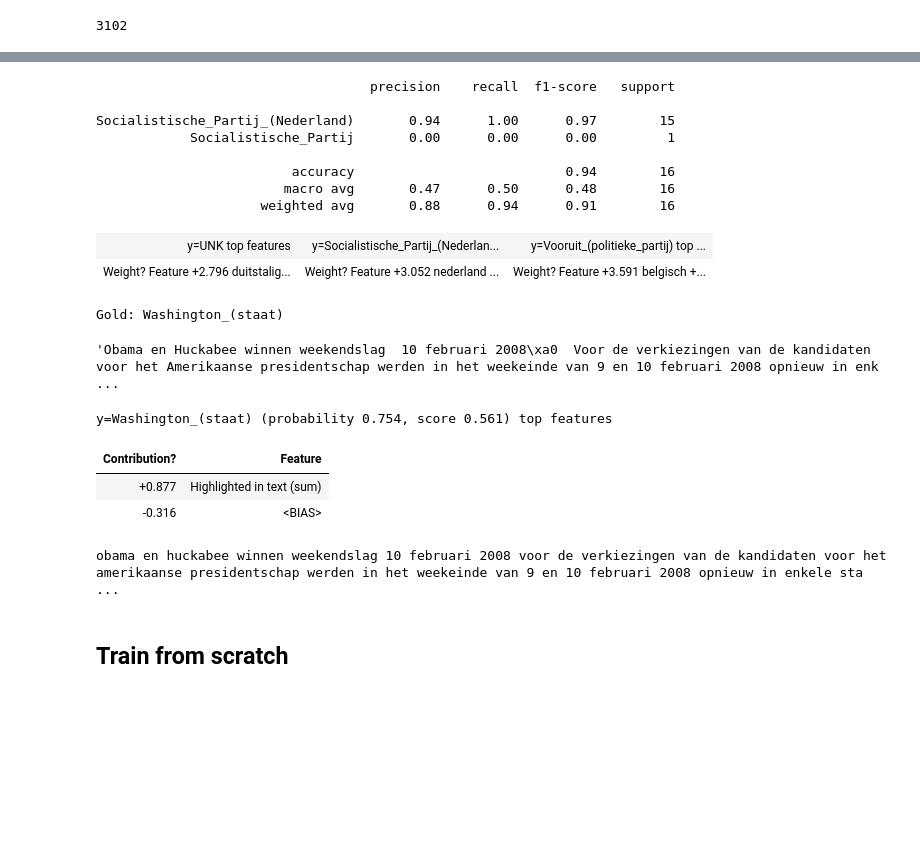
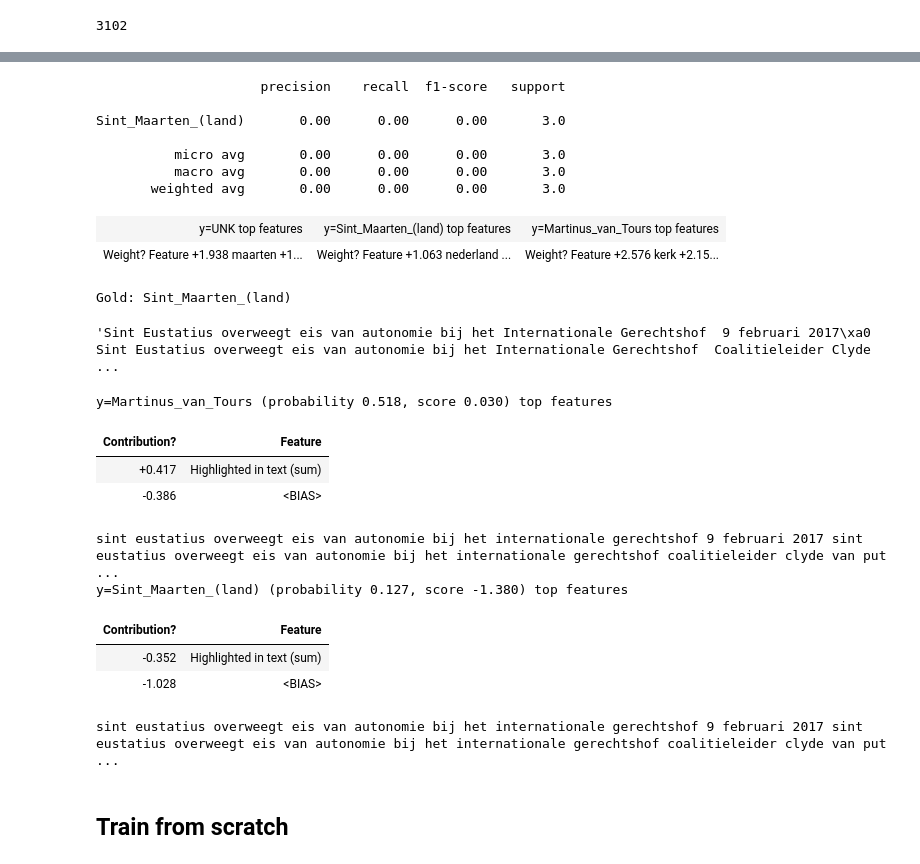
Before and after one commit to bennokr/minimEL, a Jupyter notebook: train-model.ipynb, the cells around one changed output, grey strips where cells are left out. Cells and saved outputs as stored; diff of their text form; code cells hidden in the pictures; blank space fills up the shorter version.

```diff
--- a/train-model.ipynb
+++ b/train-model.ipynb
@@ -61,13 +61,18 @@ def make_lr(params, dim=None):
 modelfile = 'wiki/nlwiki-20220301/count.min2.clean2500k2.hash1048576.max1000.unbal.logreg.parquet'
 models = {}
 for surface, params in tqdm.tqdm(pd.read_parquet(str(modelfile)).groupby(level=0)):
-    models[surface] = make_lr(params, None)
+    clf = make_lr(params, None)
+    clf.intercept_ = clf.intercept_ / 2
+    models[surface] = clf
 len(models)
 # %% [output]
 2499
 # %%
 mewsli = pd.read_csv('evaluation/Mewsli-9/nl.tsv', sep='\t', header=None)
-mewsli[1] = mewsli[1].map(lambda x: {n:e for s,e in json.loads(x).items() for n in normalize(s)})
+disambig = set(pd.read_csv('data/wikidata-20211122-disambig.txt', header=None)[0])
+def parse(x):
+    return {n:e for s,e in json.loads(x).items() for n in normalize(s) if e not in disambig}
+mewsli[1] = mewsli[1].map(parse)
 len(mewsli)
 # %% [output]
 3102
@@ -111,5 +159,5 @@ for s, clf in tqdm.tqdm(models):
 # %%
-s = 'sp'
+s = 'sint-maarten'
 clf = models[s]
 
 
@@ -121,39 +169,45 @@ e_label = {e:wm.id_to_titles(f'Q{e}')[0] if e != -1 else 'UNK' for e in clf.clas
 ivec = InvertableHashingVectorizer(HashingVectorizer()).fit(text)
 # %%
 y_test, d_test = zip(*mewsli[mewsli[1].apply(lambda x: s in x)].apply(lambda x: (x[1][s], x[2]), axis=1))
-names = [wm.id_to_titles(f'Q{e}')[0] for e in pd.Series(y_test).unique()]
+labels = pd.Series(y_test).unique()
+names = [wm.id_to_titles(f'Q{e}')[0] for e in labels]
 from sklearn.metrics import classification_report
-print(classification_report(y_test, clf.predict(ivec.transform(d_test)), target_names=names, zero_division=0))
+print(classification_report(y_test, clf.predict(ivec.transform(d_test)),
+                            labels=labels, target_names=names, zero_division=0))
 # %% [output]
-                                   precision    recall  f1-score   support
+                     precision    recall  f1-score   support
 
-Socialistische_Partij_(Nederland)       0.94      1.00      0.97        15
-            Socialistische_Partij       0.00      0.00      0.00         1
+Sint_Maarten_(land)       0.00      0.00      0.00       3.0
 
-                         accuracy                           0.94        16
-                        macro avg       0.47      0.50      0.48        16
-                     weighted avg       0.88      0.94      0.91        16
+          micro avg       0.00      0.00      0.00       3.0
+          macro avg       0.00      0.00      0.00       3.0
+       weighted avg       0.00      0.00      0.00       3.0
 # %%
 names = [wm.id_to_titles(f'Q{e}')[0] if e != -1 else 'UNK' for e in clf.classes_]
 eli5.show_weights(clf, vec=ivec, top=20, target_names=names)
 # %% [output]
-| y=UNK top features | y=Socialistische_Partij_(Nederlan... | y=Vooruit_(politieke_partij) top ... |
-| Weight? Feature +2.796 duitstalig... | Weight? Feature +3.052 nederland ... | Weight? Feature +3.591 belgisch +... |
+| y=UNK top features | y=Sint_Maarten_(land) top features | y=Martinus_van_Tours top features |
+| Weight? Feature +1.938 maarten +1... | Weight? Feature +1.063 nederland ... | Weight? Feature +2.576 kerk +2.15... |
 # %%
-i = 3
-print('Gold:', e_label[y_test[i]])
+i = 1
+print('Gold:', wm.id_to_titles(f'Q{y_test[i]}')[0])
 display(d_test[i])
 
 targets = set([clf.predict(ivec.transform([d_test[i]]))[0], y_test[i]])
 eli5.show_prediction(clf, d_test[i], vec=ivec, target_names=names, targets = targets)
 # %% [output]
-Gold: Washington_(staat)
+Gold: Sint_Maarten_(land)
-'Obama en Huckabee winnen weekendslag  10 februari 2008\xa0  Voor de verkiezingen van de kandidaten voor het Amerikaanse presidentschap werden in het weekeinde van 9 en 10 februari 2008 opnieuw in enk ...
+'Sint Eustatius overweegt eis van autonomie bij het Internationale Gerechtshof  9 februari 2017\xa0  Sint Eustatius overweegt eis van autonomie bij het Internationale Gerechtshof  Coalitieleider Clyde ...
-y=Washington_(staat) (probability 0.754, score 0.561) top features
+y=Martinus_van_Tours (probability 0.518, score 0.030) top features
 | Contribution? | Feature |
-| +0.877 | Highlighted in text (sum) |
-| -0.316 | <BIAS> |
+| +0.417 | Highlighted in text (sum) |
+| -0.386 | <BIAS> |
-obama en huckabee winnen weekendslag 10 februari 2008 voor de verkiezingen van de kandidaten voor het amerikaanse presidentschap werden in het weekeinde van 9 en 10 februari 2008 opnieuw in enkele sta ...
+sint eustatius overweegt eis van autonomie bij het internationale gerechtshof 9 februari 2017 sint eustatius overweegt eis van autonomie bij het internationale gerechtshof coalitieleider clyde van put ...
+y=Sint_Maarten_(land) (probability 0.127, score -1.380) top features
+| Contribution? | Feature |
+| -0.352 | Highlighted in text (sum) |
+| -1.028 | <BIAS> |
+sint eustatius overweegt eis van autonomie bij het internationale gerechtshof 9 februari 2017 sint eustatius overweegt eis van autonomie bij het internationale gerechtshof coalitieleider clyde van put ...
 # %% [markdown]
 ## Train from scratch
 # %%
```
Also changed, not shown: parts of 6 cells of this notebook, 7 other files.
